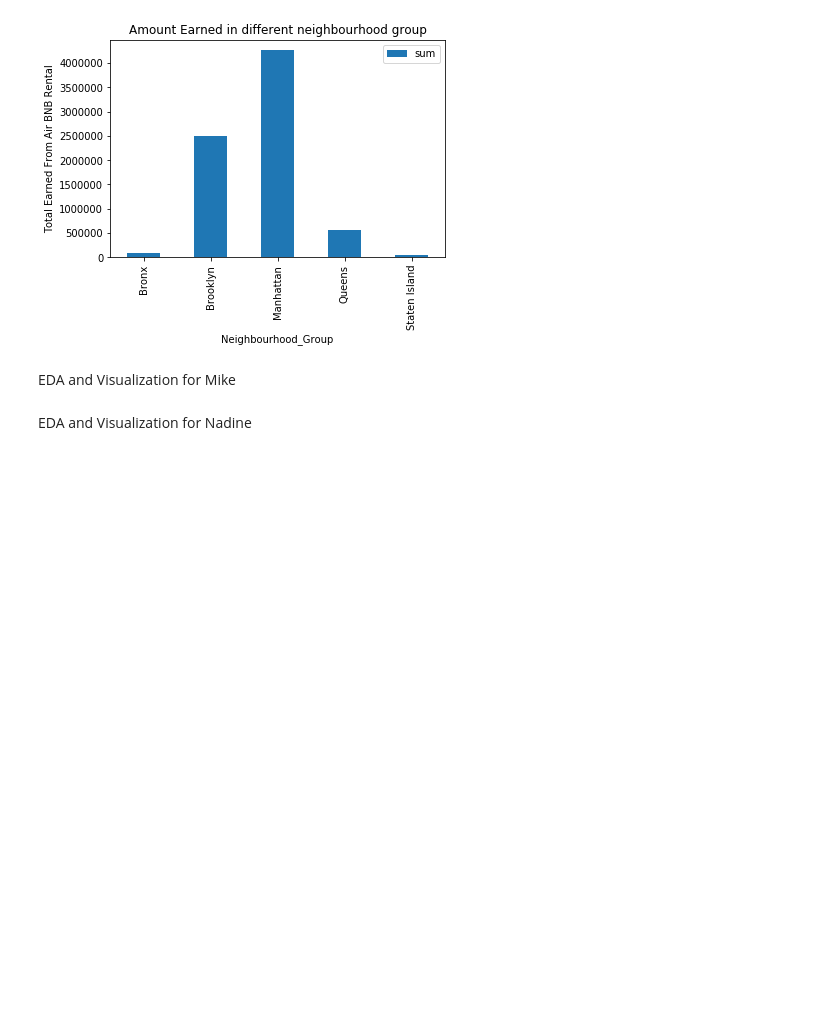
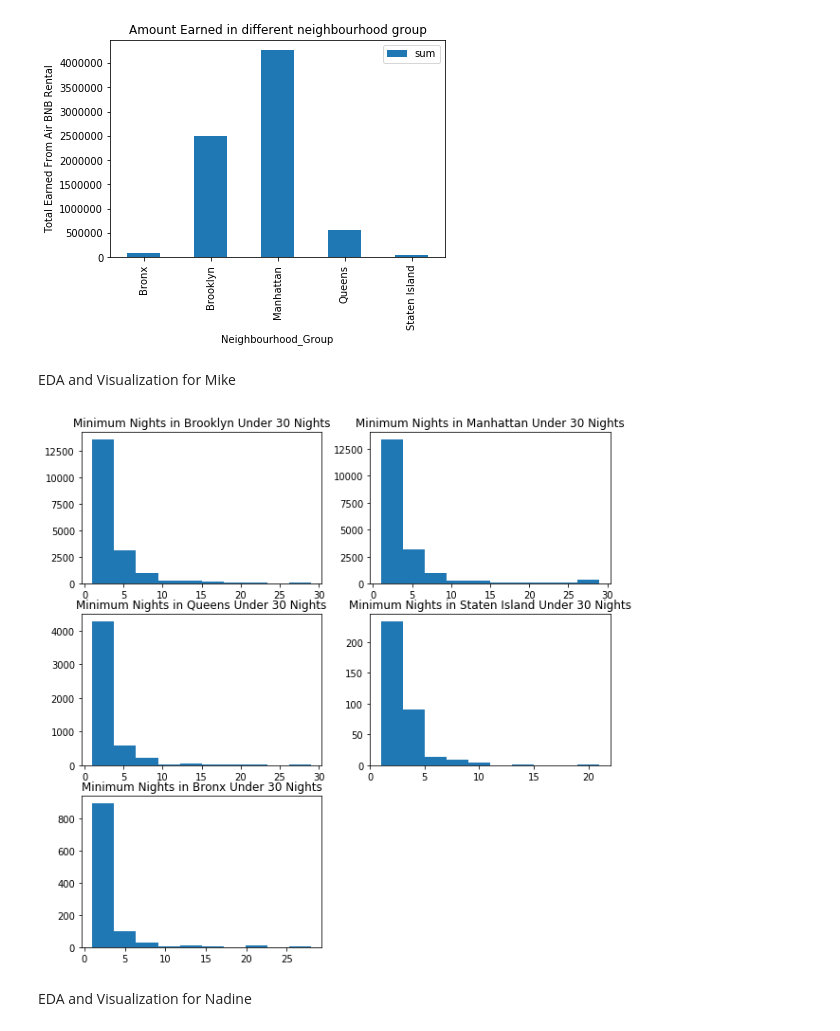
Before and after one commit to merb92/basic-exploration-activity, a Jupyter notebook: index.ipynb, the cells around one changed output. Cells and saved outputs as stored; diff of their text form; code cells hidden in the pictures; blank space fills up the shorter version.

```diff
--- a/index.ipynb
+++ b/index.ipynb
@@ -93,5 +93,30 @@ plt.show()
 [figure]
 # %% [markdown]
 EDA and Visualization for Mike
+# %%
+brooklyn_df = df[df['neighbourhood_group'] == 'Brooklyn']
+manhattan_df = df[df['neighbourhood_group'] == 'Manhattan']
+queens_df = df[df['neighbourhood_group'] == 'Queens']
+staten_island_df = df[df['neighbourhood_group'] == 'Staten Island']
+bronx_df = df[df['neighbourhood_group'] == 'Bronx']
+mike_fig = plt.figure(figsize=(10,10))
+ax1 = mike_fig.add_subplot(3,2,1)
+ax2 = mike_fig.add_subplot(3,2,2)
+ax3 = mike_fig.add_subplot(3,2,3)
+ax4 = mike_fig.add_subplot(3,2,4)
+ax5 = mike_fig.add_subplot(3,2,5)
+ax1.hist(brooklyn_df[brooklyn_df['minimum_nights'] < 30]['minimum_nights'])
+ax1.set_title('Minimum Nights in Brooklyn Under 30 Nights')
+ax2.hist(manhattan_df[manhattan_df['minimum_nights'] < 30]['minimum_nights'])
+ax2.set_title('Minimum Nights in Manhattan Under 30 Nights')
+ax3.hist(queens_df[queens_df['minimum_nights'] < 30]['minimum_nights'])
+ax3.set_title('Minimum Nights in Queens Under 30 Nights')
+ax4.hist(staten_island_df[staten_island_df['minimum_nights'] < 30]['minimum_nights'])
+ax4.set_title('Minimum Nights in Staten Island Under 30 Nights')
+ax5.hist(bronx_df[bronx_df['minimum_nights'] < 30]['minimum_nights'])
+ax5.set_title('Minimum Nights in Bronx Under 30 Nights')
+plt.show()
+# %% [output]
+[figure, added]
 # %% [markdown]
 EDA and Visualization for Nadine
```
Also changed, not shown: parts of 2 cells of this notebook.
